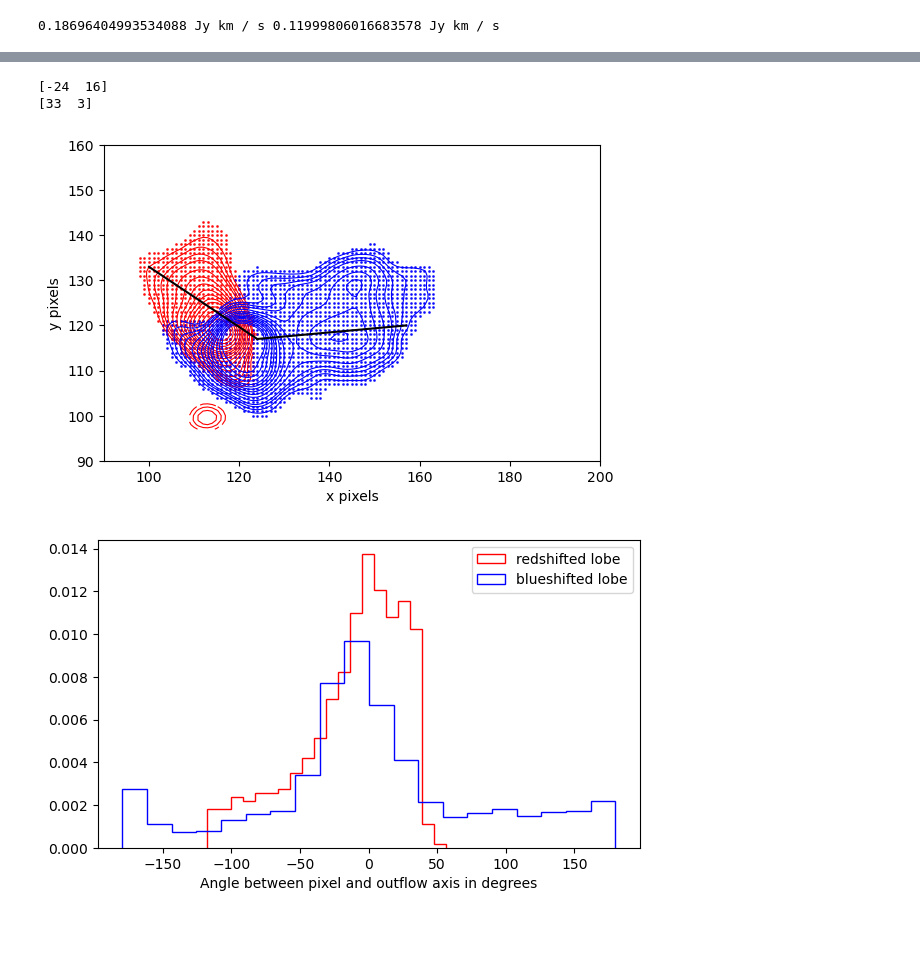
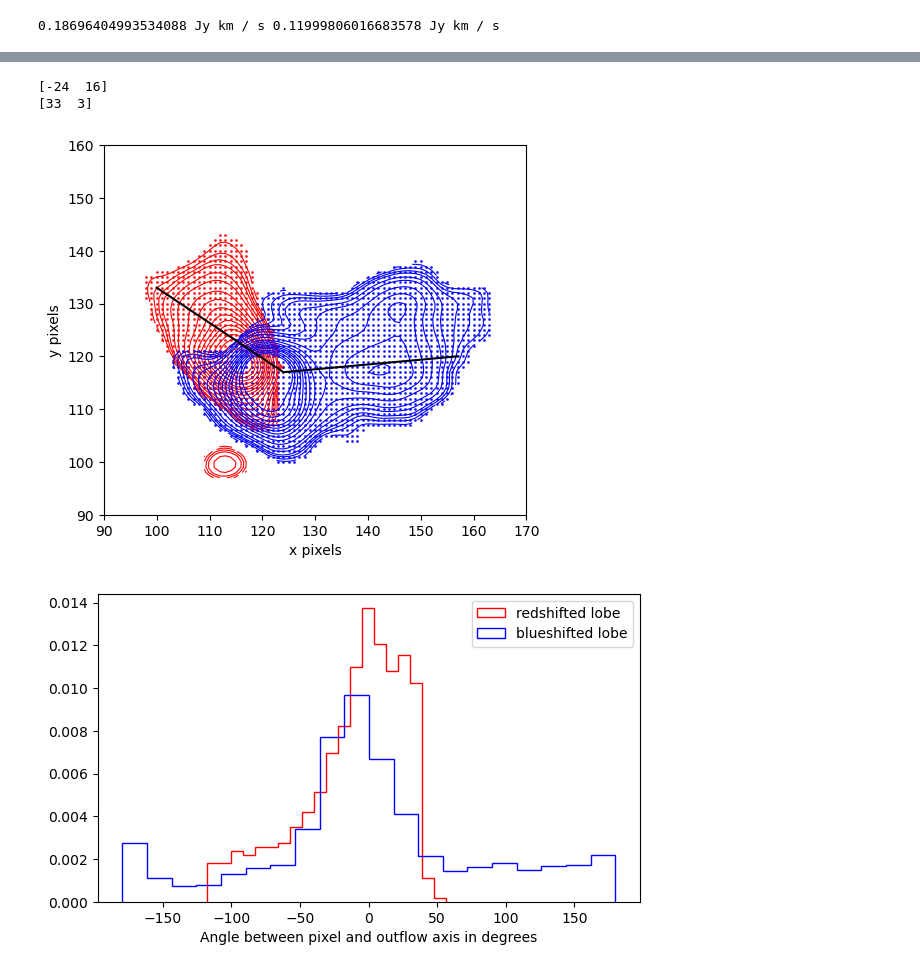
Before and after one commit to femkeballieux/master_project_2, a Jupyter notebook: code/LTERadtrans_RotDiagram_lowmass.ipynb, the cells around one changed output, grey strips where cells are left out. Saved outputs shown, nothing was run; the diff lists cells and outputs as text; code cells hidden in the pictures; blank space fills up the shorter version.

```diff
--- a/code/LTERadtrans_RotDiagram_lowmass.ipynb
+++ b/code/LTERadtrans_RotDiagram_lowmass.ipynb
@@ -1325,11 +1330,14 @@ outflow_blue_y = outflow_blue[0]
 # plt.show()
 
 # Now remove the noise on the outside
-outflow_red_mask= np.where((outflow_red_x>75)&(outflow_red_x<130)&(outflow_red_y>105)&(outflow_red_y<150))
+if source_name == 'Oph_39':
+    outflow_red_mask= np.where((outflow_red_x>75)&(outflow_red_x<130)&(outflow_red_y>105)&(outflow_red_y<150))
+    outflow_blue_mask= np.where((outflow_blue_x>75)&(outflow_blue_x<180)&(outflow_blue_y>90)&(outflow_blue_y<150))
+
+
 outflow_red_x_masked = outflow_red_x[outflow_red_mask]
 outflow_red_y_masked = outflow_red_y[outflow_red_mask]
 
-outflow_blue_mask= np.where((outflow_blue_x>75)&(outflow_blue_x<180)&(outflow_blue_y>90)&(outflow_blue_y<150))
 outflow_blue_x_masked = outflow_blue_x[outflow_blue_mask]
 outflow_blue_y_masked = outflow_blue_y[outflow_blue_mask]
 
@@ -1339,43 +1347,43 @@ ax = fig.add_subplot(111)
 #red
 plt.scatter(outflow_red_x_masked, outflow_red_y_masked, s=1, color='red', alpha=0.8)
 plt.plot([point1_red[0], point2_red[0]], [point1_red[1], point2_red[1]], color='black', zorder=20)
-contourlevels_red=np.array([3,4,5,6,7,9,11,13,15,17,19,21,24,27,30,33])*B6_red_rms_unsmoothed
+contourlevels_red=np.array([3,3.5,4,4.5,5,6,7,9,11,13,15,17,19,21,24,27,30,33])*B6_red_rms_unsmoothed
 contours_red=ax.contour(B6_red_clip_unsmoothed.value, levels=contourlevels_red, colors='red', linewidths=0.8)
 
 plt.scatter(outflow_blue_x_masked, outflow_blue_y_masked, s=1, color='blue', alpha=0.8)
 plt.plot([point1_blue[0], point2_blue[0]], [point1_blue[1], point2_blue[1]], color='black', zorder=20)
-contourlevels_blue=np.array([3,4,5,6,7,9,11,13,15,17,19,21,24,27,30])*B6_blue_rms_unsmoothed
+contourlevels_blue=np.array([2.5,3,3.5,4,4.5,5,6,7,9,11,13,15,17,19,21,24,27,30])*B6_blue_rms_unsmoothed
 contours_blue=ax.contour(B6_blue_clip_unsmoothed.value, levels=contourlevels_blue, colors='blue', linewidths=0.8)
 
 if source_name == 'Oph_12' or source_name == 'Oph_26' or source_name == 'Oph_31' or source_name == 'Oph_39':
-    ax.set_xlim(90,200)
+    ax.set_xlim(90,170)
     ax.set_ylim(90,160)
 plt.xlabel('x pixels')
 plt.ylabel('y pixels')
 ax.set_aspect('equal')
 plt.show()
 
 #For each pixel, determine the vector between that pixel and the protostar
 vector_pixel_x_red = outflow_red_x_masked - point1_red[0]
 vector_pixel_y_red = outflow_red_y_masked - point1_red[1]
 vectors_pixel_red = np.array([vector_pixel_x_red, vector_pixel_y_red])
 angles_radians_red, angles_degrees_red, signed_angles_radians_red, signed_angles_degrees_red = calculate_angles(vector_axis_red, vector_pixel_x_red, vector_pixel_y_red)
 
 vector_pixel_x_blue = outflow_blue_x_masked - point1_blue[0]
 vector_pixel_y_blue = outflow_blue_y_masked - point1_blue[1]
 vectors_pixel_blue = np.array([vector_pixel_x_blue, vector_pixel_y_blue])
 angles_radians_blue, angles_degrees_blue, signed_angles_radians_blue, signed_angles_degrees_blue = calculate_angles(vector_axis_blue, vector_pixel_x_blue, vector_pixel_y_blue)
 
 plt.figure(figsize=(7,4))
 plt.hist(signed_angles_degrees_red, bins=20, histtype='step', color='red', density='true', label='redshifted lobe')
 plt.hist(signed_angles_degrees_blue, bins=20, histtype='step', color='blue', density='true', label='blueshifted lobe')
 plt.xlabel('Angle between pixel and outflow axis in degrees')
 plt.legend()
 plt.show()
 # %% [output]
 [-24  16]
 [33  3]
-[figure, old version]
+[figure, new version]
 [figure]
 # %%
 """
```
Also changed, not shown: parts of 3 cells of this notebook, 1 other file.
